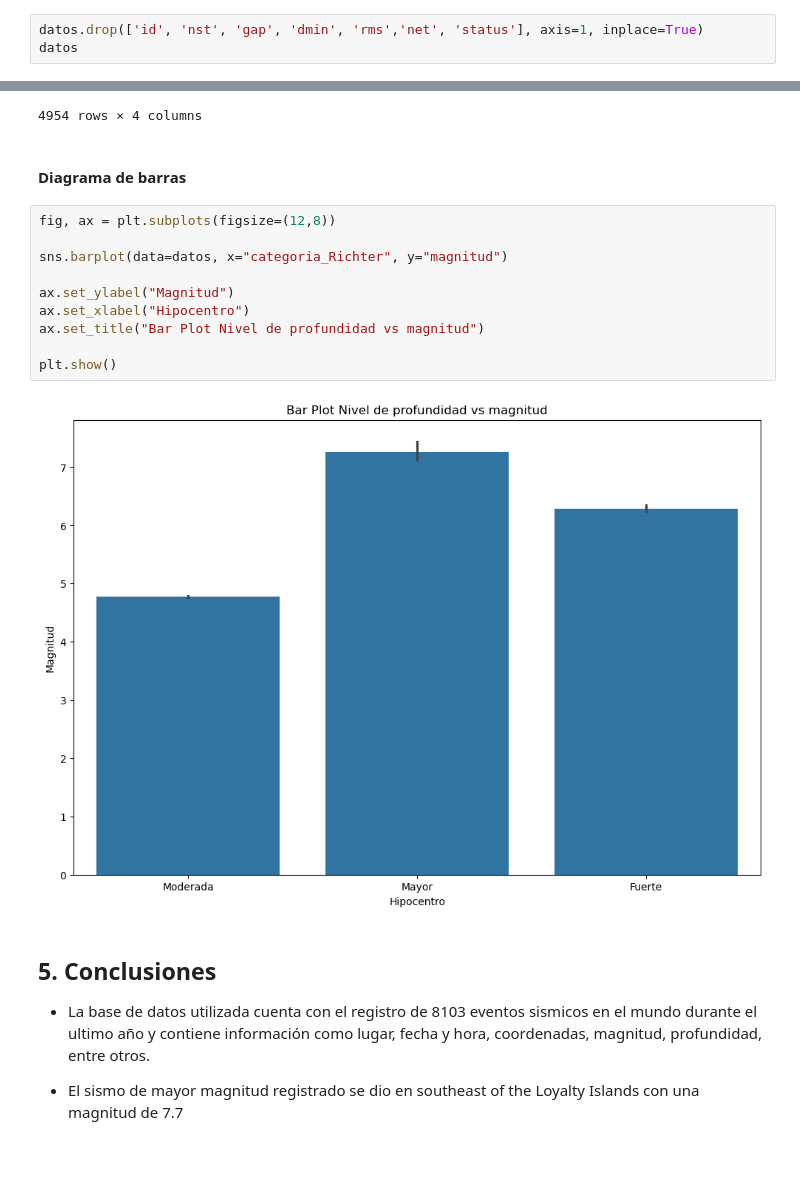
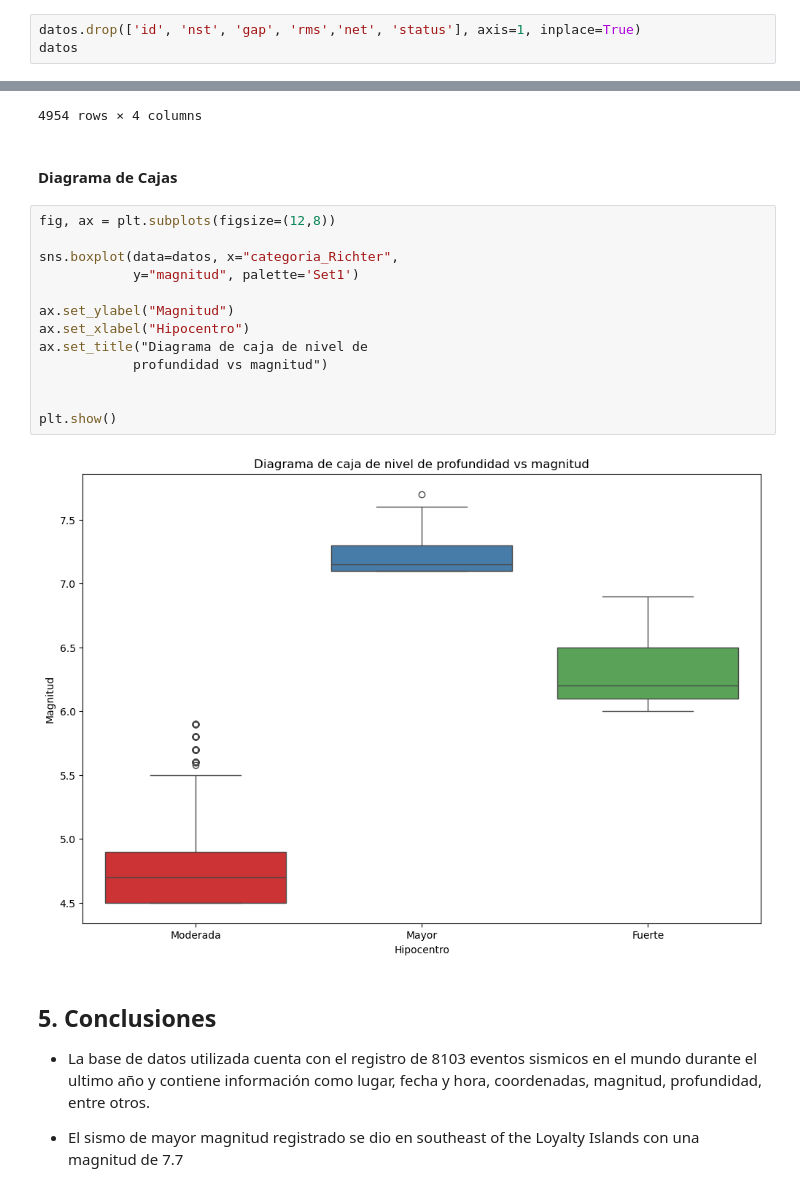
Before and after one commit to ecolmont/Analisis_Datos, a Jupyter notebook: Proyecto_Colmont_final.ipynb, the cells around one changed output, grey strips where cells are left out. Saved outputs shown, nothing was run; the diff lists cells and outputs as text; blank space fills up the shorter version.

```diff
--- a/Proyecto_Colmont_final.ipynb
+++ b/Proyecto_Colmont_final.ipynb
@@ -80,6 +80,6 @@ memory usage: 1.4+ MB
 # %% [markdown]
 #### **Existen columnas que se desean eliminar**
 # %%
-datos.drop(['id', 'nst', 'gap', 'dmin', 'rms','net', 'status'], axis=1, inplace=True)
+datos.drop(['id', 'nst', 'gap', 'rms','net', 'status'], axis=1, inplace=True)
 datos
 # %% [output]
@@ -328,19 +329,22 @@ datos
 | 4953 | 12 | 4.6 | Moderada | Superficial |
 4954 rows × 4 columns
 # %% [markdown]
-#### **Diagrama de barras**
+#### **Diagrama de Cajas**
 # %%
 fig, ax = plt.subplots(figsize=(12,8))
 
-sns.barplot(data=datos, x="categoria_Richter", y="magnitud")
+sns.boxplot(data=datos, x="categoria_Richter",
+            y="magnitud", palette='Set1')
 
 ax.set_ylabel("Magnitud")
 ax.set_xlabel("Hipocentro")
-ax.set_title("Bar Plot Nivel de profundidad vs magnitud")
+ax.set_title("Diagrama de caja de nivel de
+            profundidad vs magnitud")
+
 
 plt.show()
 # %% [output]
-[figure, old version]
+[figure, new version]
 # %% [markdown]
 ## **5. Conclusiones**
 
```
Also changed, not shown: parts of 8 cells of this notebook.
